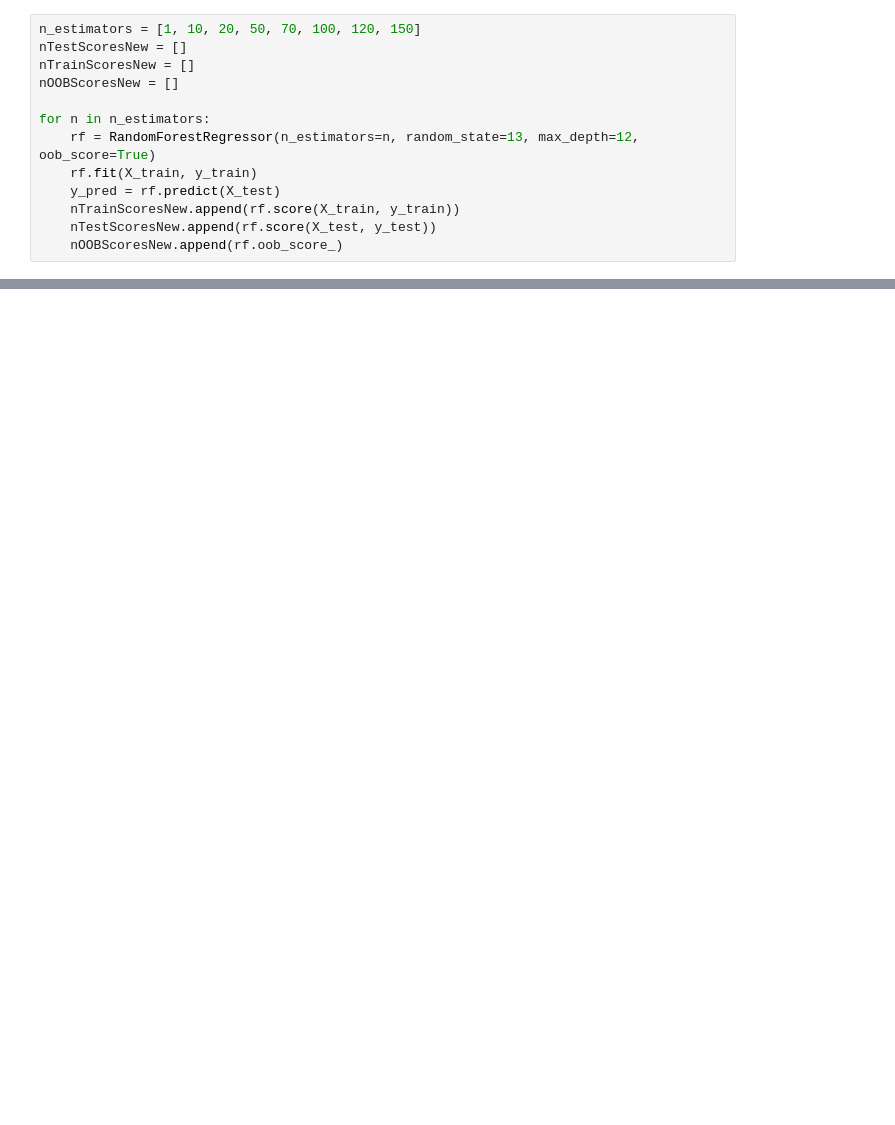
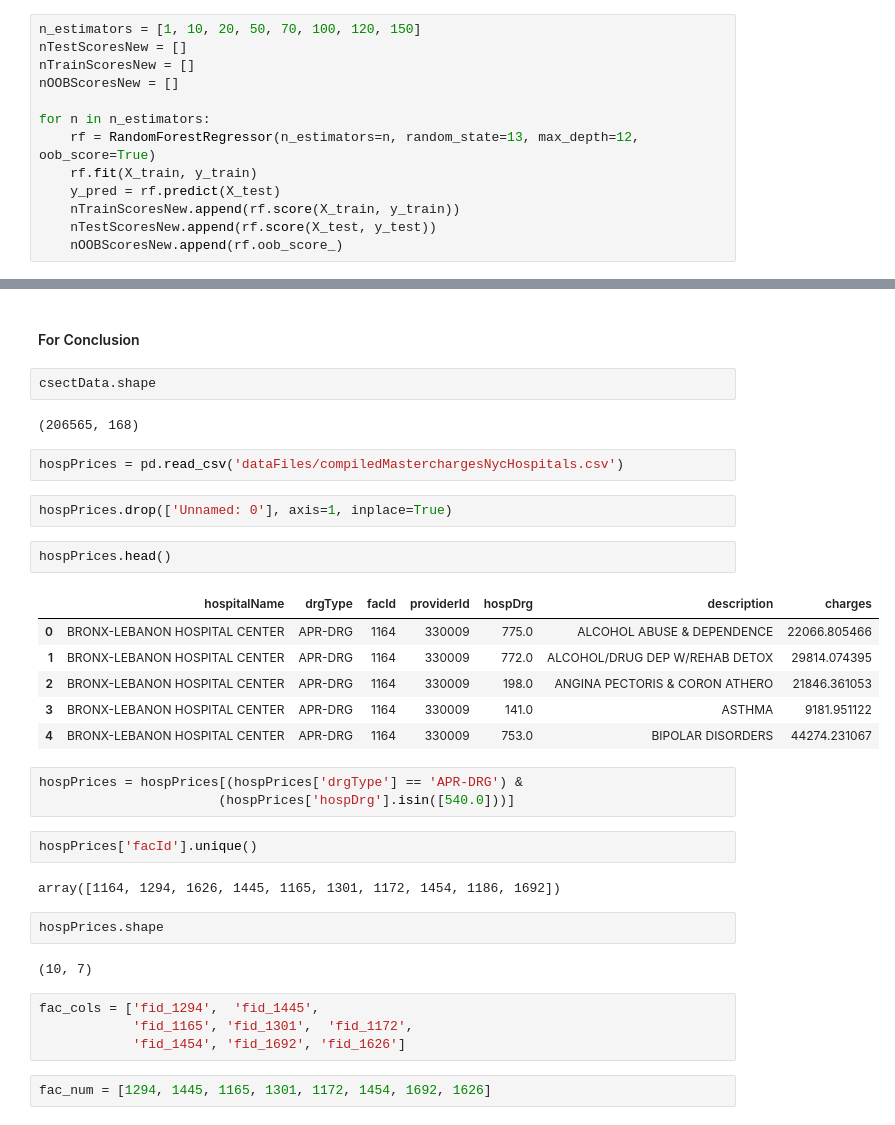
Before and after one commit to meiguan/nycHospitalPricing, a Jupyter notebook: 6_cesareanCharges.ipynb, the cells around one changed output, grey strips where cells are left out. Cells and saved outputs as stored; diff of their text form; blank space fills up the shorter version.

```diff
--- a/6_cesareanCharges.ipynb
+++ b/6_cesareanCharges.ipynb
@@ -506,0 +534,36 @@ Variable: hsa_Hudson Valley                                                 Impo
+# %% [markdown]
+#### For Conclusion
+# %%
+csectData.shape
+# %% [output]
+(206565, 168)
+# %%
+hospPrices = pd.read_csv('dataFiles/compiledMasterchargesNycHospitals.csv')
+# %%
+hospPrices.drop(['Unnamed: 0'], axis=1, inplace=True)
+# %%
+hospPrices.head()
+# %% [output]
+|  | hospitalName | drgType | facId | providerId | hospDrg | description | charges |
+| 0 | BRONX-LEBANON HOSPITAL CENTER | APR-DRG | 1164 | 330009 | 775.0 | ALCOHOL ABUSE & DEPENDENCE | 22066.805466 |
+| 1 | BRONX-LEBANON HOSPITAL CENTER | APR-DRG | 1164 | 330009 | 772.0 | ALCOHOL/DRUG DEP W/REHAB DETOX | 29814.074395 |
+| 2 | BRONX-LEBANON HOSPITAL CENTER | APR-DRG | 1164 | 330009 | 198.0 | ANGINA PECTORIS & CORON ATHERO | 21846.361053 |
+| 3 | BRONX-LEBANON HOSPITAL CENTER | APR-DRG | 1164 | 330009 | 141.0 | ASTHMA | 9181.951122 |
+| 4 | BRONX-LEBANON HOSPITAL CENTER | APR-DRG | 1164 | 330009 | 753.0 | BIPOLAR DISORDERS | 44274.231067 |
+# %%
+hospPrices = hospPrices[(hospPrices['drgType'] == 'APR-DRG') &
+                       (hospPrices['hospDrg'].isin([540.0]))]
+# %%
+hospPrices['facId'].unique()
+# %% [output]
+array([1164, 1294, 1626, 1445, 1165, 1301, 1172, 1454, 1186, 1692])
+# %%
+hospPrices.shape
+# %% [output]
+(10, 7)
+# %%
+fac_cols = ['fid_1294',  'fid_1445',
+            'fid_1165', 'fid_1301',  'fid_1172',
+            'fid_1454', 'fid_1692', 'fid_1626']
+# %%
+fac_num = [1294, 1445, 1165, 1301, 1172, 1454, 1692, 1626]
```
Also changed, not shown: parts of 29 cells of this notebook, 5 other files.
